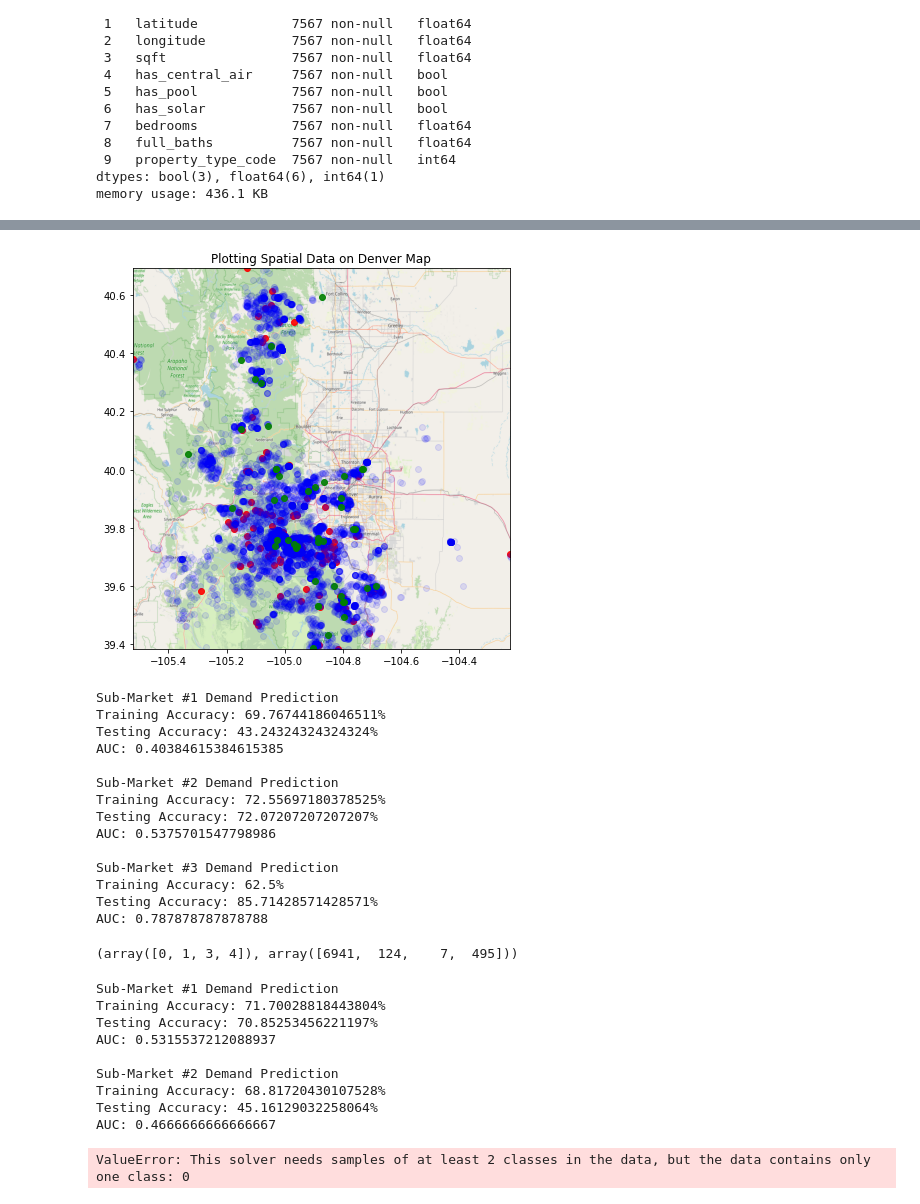
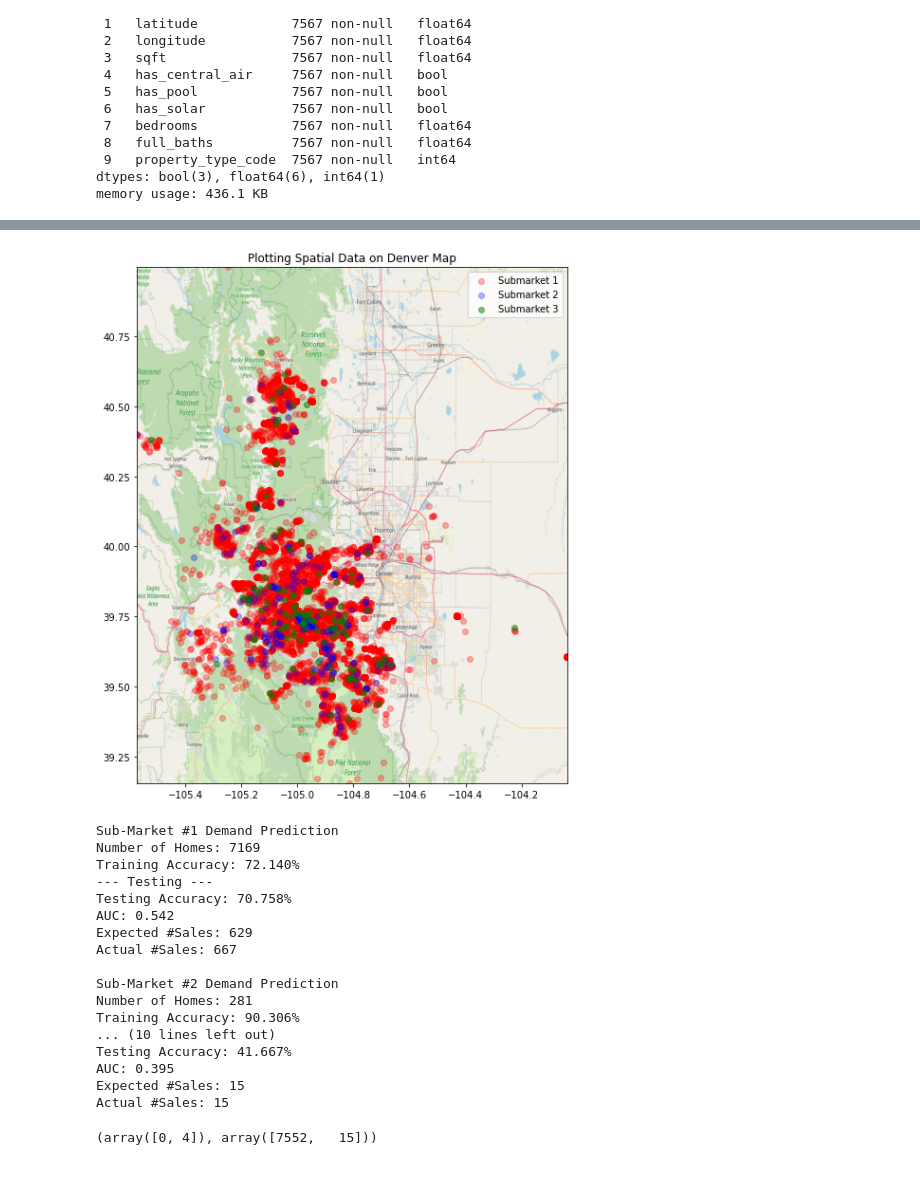
Before and after one commit to luunam/cs297_rex, a Jupyter notebook: notebooks/developed_model_pymc3.ipynb, the cells around one changed output, grey strips where cells are left out. Drawn from its saved outputs; the diff is of its cells as text; code cells hidden in the pictures; blank space fills up the shorter version.

```diff
--- a/notebooks/developed_model_pymc3.ipynb
+++ b/notebooks/developed_model_pymc3.ipynb
@@ -115,0 +145,3 @@ memory usage: 436.1 KB
+# %%
+X = X.to_numpy(dtype=np.float64)
+X.shape
@@ -247,27 +289,28 @@ counts
 # %%
 denver = plt.imread('denver_map.png')
-X_sub1 = df_2019Q2[tr['submarket'][1000] == 1]
-X_sub2 = df_2019Q2[tr['submarket'][1000] == 2]
-X_sub3 = df_2019Q2[tr['submarket'][1000] == 3]
+X_sub1 = df_2019Q2[tr['submarket'][1500] == 0]
+X_sub2 = df_2019Q2[tr['submarket'][1500] == 1]
+X_sub3 = df_2019Q2[tr['submarket'][1500] == 2]
 BBox = (X_sub1.longitude.min(), X_sub1.longitude.max(),
          X_sub1.latitude.min(), X_sub1.latitude.max())
 
-fig, ax = plt.subplots(figsize = (8,7))
+fig, ax = plt.subplots(figsize = (10,10))
 
 my_cmap = plt.cm.YlOrBr
 my_cmap.set_under('w',1)
 
-ax.scatter(X_sub1.longitude, X_sub1.latitude, color='r', alpha= 0.9, cmap=my_cmap)
-ax.scatter(X_sub2.longitude, X_sub2.latitude, color='b', alpha= 0.1, cmap=my_cmap)
-ax.scatter(X_sub3.longitude, X_sub3.latitude, color='g', alpha= 0.9, cmap=my_cmap)
+ax.scatter(X_sub1.longitude, X_sub1.latitude, color='r', alpha= 0.3, cmap=my_cmap, label="Submarket 1")
+ax.scatter(X_sub2.longitude, X_sub2.latitude, color='b', alpha= 0.3, cmap=my_cmap, label="Submarket 2")
+ax.scatter(X_sub3.longitude, X_sub3.latitude, color='g', alpha= 0.5, cmap=my_cmap, label="Submarket 3")
 ax.set_title('Plotting Spatial Data on Denver Map')
 ax.set_xlim(BBox[0],BBox[1])
 ax.set_ylim(BBox[2],BBox[3])
+ax.legend(loc='best')
 ax.imshow(denver, zorder=0, extent = BBox, aspect= 'equal')
 
 plt.show()
 # %% [output]
-[figure, old version]
+[figure, new version]
 # %%
 def submarket_pymc3(trace_category):
 
@@ -298,36 +348,26 @@ def submarket_pymc3(trace_category):
 # %%
-submarket_pymc3(tr['submarket'][1000])
+submarket_pymc3(tr['submarket'][1500])
 # %% [output]
 Sub-Market #1 Demand Prediction
-Training Accuracy: 69.76744186046511%
-Testing Accuracy: 43.24324324324324%
-AUC: 0.40384615384615385
+Number of Homes: 7169
+Training Accuracy: 72.140%
+--- Testing ---
+Testing Accuracy: 70.758%
+AUC: 0.542
+Expected #Sales: 629
+Actual #Sales: 667
 
 Sub-Market #2 Demand Prediction
-Training Accuracy: 72.55697180378525%
-Testing Accuracy: 72.07207207207207%
-AUC: 0.5375701547798986
-
-Sub-Market #3 Demand Prediction
-Training Accuracy: 62.5%
-Testing Accuracy: 85.71428571428571%
-AUC: 0.787878787878788
+Number of Homes: 281
+Training Accuracy: 90.306%
+... (10 lines left out)
+Testing Accuracy: 41.667%
+AUC: 0.395
+Expected #Sales: 15
+Actual #Sales: 15
 # %%
-np.unique(tr['submarket'][3000], return_counts = True)
+np.unique(tr['submarket'][-1], return_counts = True)
 # %% [output]
-(array([0, 1, 3, 4]), array([6941,  124,    7,  495]))
+(array([0, 4]), array([7552,   15]))
-# %%
-submarket_pymc3(tr['submarket'][-1000])
-# %% [output]
-Sub-Market #1 Demand Prediction
-Training Accuracy: 71.70028818443804%
-Testing Accuracy: 70.85253456221197%
-AUC: 0.5315537212088937
-
-Sub-Market #2 Demand Prediction
-Training Accuracy: 68.81720430107528%
-Testing Accuracy: 45.16129032258064%
-AUC: 0.4666666666666667
-ValueError: This solver needs samples of at least 2 classes in the data, but the data contains only one class: 0
 # %% [markdown]
 <a style='text-decoration:none;line-height:16px;display:flex;color:#5B5B62;padding:10px;justify-content:end;' href='https://deepnote.com?utm_source=created-in-deepnote-cell&projectId=1c850c61-d934-4c85-b16d-3cb283df0c84' target="_blank">
```
Also changed, not shown: parts of 11 cells of this notebook, 25 other files.
